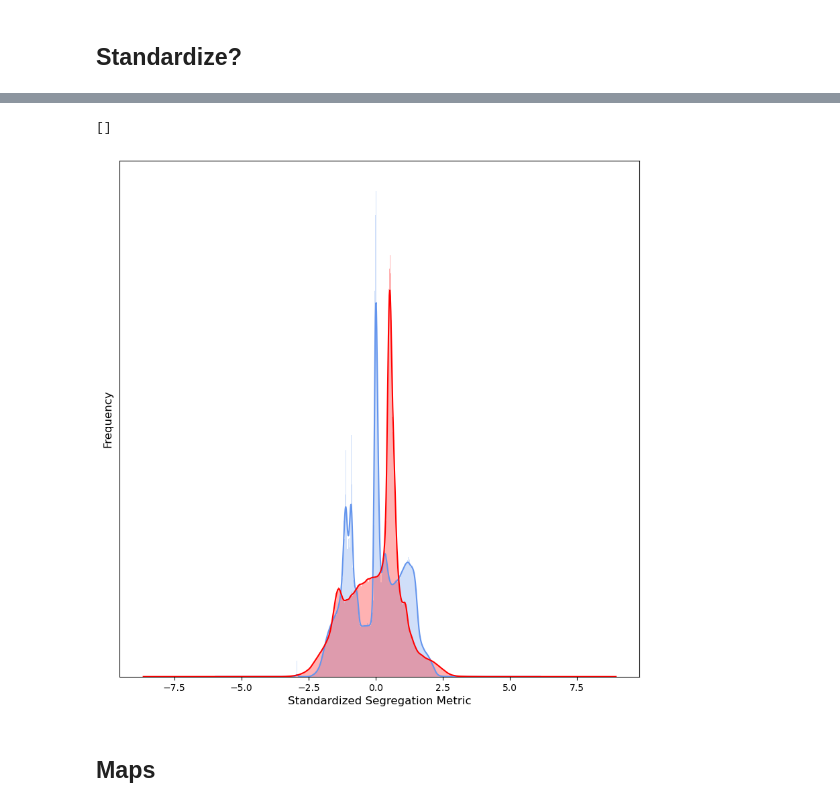
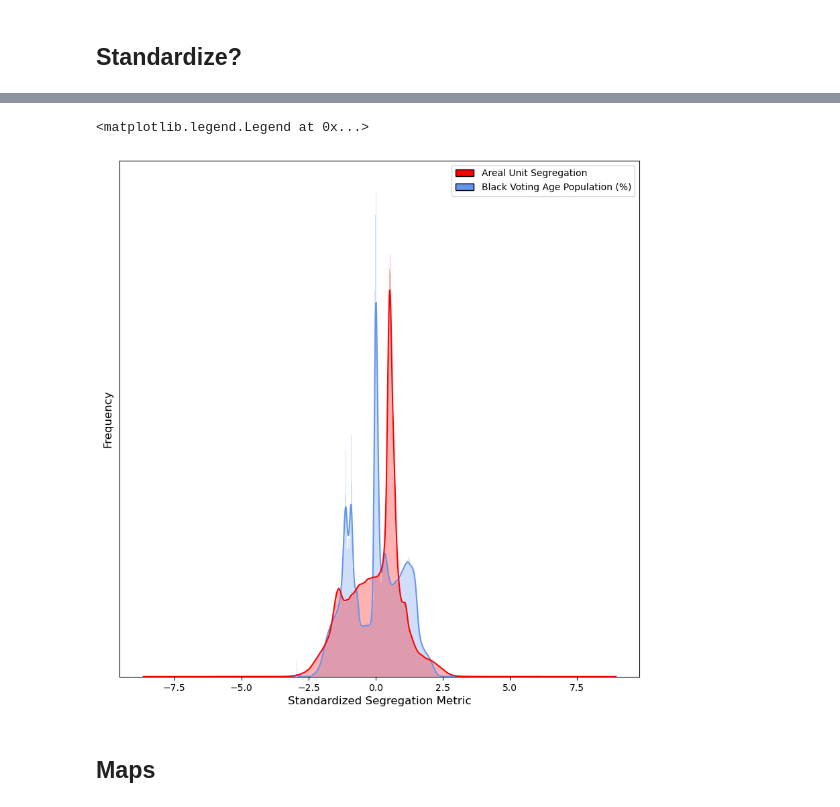
Before and after one commit to rlwagnernj/GerryChainMCMC, a Jupyter notebook: Output/Chain_05.10/graphs_v7.ipynb, the cells around one changed output, grey strips where cells are left out. Saved outputs shown, nothing was run; the diff lists cells and outputs as text; code cells hidden in the pictures.

```diff
--- a/Output/Chain_05.10/graphs_v7.ipynb
+++ b/Output/Chain_05.10/graphs_v7.ipynb
@@ -558,18 +554,22 @@ bvap_scores_s_flat = [item for list in bvap_scores_s for item in list]
 # %%
 fig, ax = plt.subplots(figsize=(10,10))
 
 ax.hist(bvap_scores_s_flat, bins=500, rwidth=1, alpha=.3, color=colors[0], label="all", density=True)
 ax = pd.DataFrame(bvap_scores_s_flat).plot(kind='density', ax=ax, color=colors[0],legend=False)
 
-ax.hist(seg_scores_s_flat, bins=500, rwidth=1, alpha=.3, color=colors[2], label="all", density=True,)
+ax.hist(seg_scores_s_flat, bins=500, rwidth=1, alpha=.3, color=colors[2], label="all", density=True)
 ax = pd.DataFrame(seg_scores_s_flat).plot(kind='density', ax=ax, color=colors[2],legend=False)
 
 ax.set_xlabel("Standardized Segregation Metric", fontsize=12)
 ax.set_ylabel("Frequency", fontsize=12)
 ax.set_yticks([])
+
+handles = [Rectangle((0, 0), 1, 1, color=c, ec="k") for c in [colors[2],colors[0]]]
+labels = ["Areal Unit Segregation", "Black Voting Age Population (%)"]
+plt.legend(handles, labels)
 # %% [output]
-[]
+<matplotlib.legend.Legend at 0x...>
-[figure, old version]
+[figure, new version]
 # %% [markdown]
 ## Maps
 # %%
```
Also changed, not shown: parts of 19 cells of this notebook, 16 other files.
